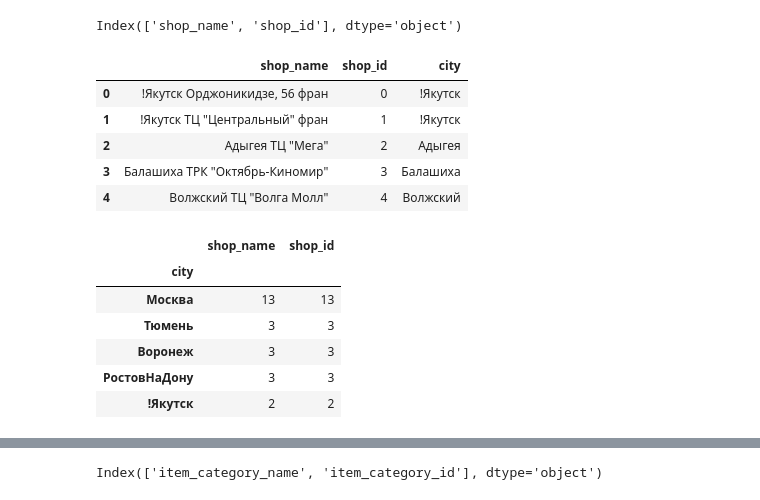
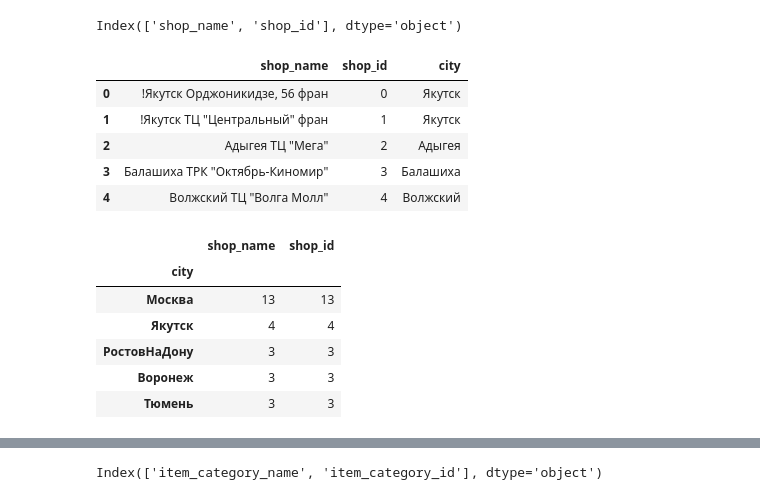
Before and after one commit to jrnhofman/Kaggle, a Jupyter notebook: competitive_data_science/final_project/predict_sales.ipynb, the cells around one changed output, grey strips where cells are left out. Drawn from its saved outputs; the diff is of its cells as text; code cells hidden in the pictures.

```diff
--- a/competitive_data_science/final_project/predict_sales.ipynb
+++ b/competitive_data_science/final_project/predict_sales.ipynb
@@ -607,12 +630,14 @@ shops.columns
 # %% [output]
 Index(['shop_name', 'shop_id'], dtype='object')
 # %%
+shops.loc[shops.shop_name == 'Сергиев Посад ТЦ "7Я"', 'shop_name'] = 'СергиевПосад ТЦ "7Я"'
 shops['city'] = shops.shop_name.apply(lambda x: x.split(' ')[0])
+shops.loc[shops.city == '!Якутск', 'city'] = 'Якутск'
 shops.head()
 # %% [output]
 |  | shop_name | shop_id | city |
-| 0 | !Якутск Орджоникидзе, 56 фран | 0 | !Якутск |
-| 1 | !Якутск ТЦ "Центральный" фран | 1 | !Якутск |
+| 0 | !Якутск Орджоникидзе, 56 фран | 0 | Якутск |
+| 1 | !Якутск ТЦ "Центральный" фран | 1 | Якутск |
 | 2 | Адыгея ТЦ "Мега" | 2 | Адыгея |
 | 3 | Балашиха ТРК "Октябрь-Киномир" | 3 | Балашиха |
 | 4 | Волжский ТЦ "Волга Молл" | 4 | Волжский |
@@ -622,10 +647,10 @@ shops.groupby('city').count().sort_values(by='shop_name',ascending=False).head()
 |  | shop_name | shop_id |
 | city |  |  |
 | Москва | 13 | 13 |
+| Якутск | 4 | 4 |
+| РостовНаДону | 3 | 3 |
+| Воронеж | 3 | 3 |
 | Тюмень | 3 | 3 |
-| Воронеж | 3 | 3 |
-| РостовНаДону | 3 | 3 |
-| !Якутск | 2 | 2 |
 # %%
 all_x = all_x.merge(shops,on=['shop_id'])
 all_x.columns
```
Also changed, not shown: parts of 56 cells of this notebook, 1 other file.
